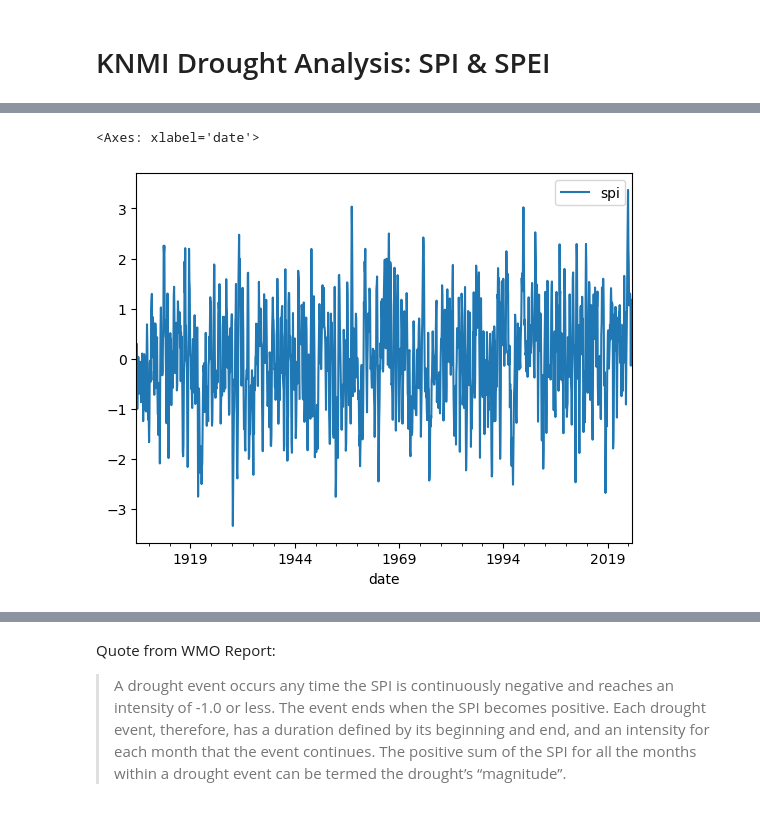
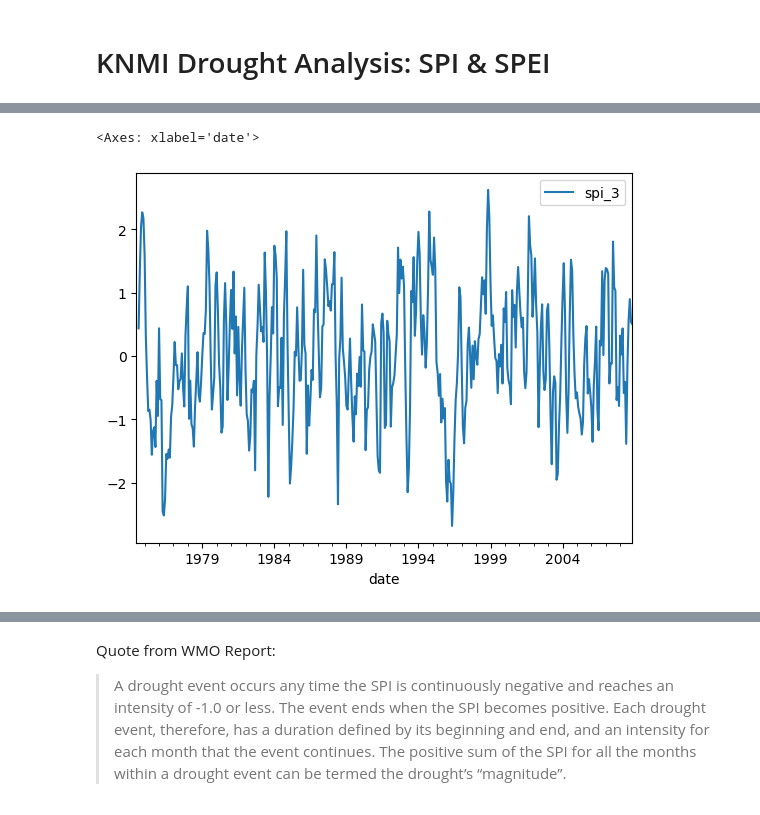
Before and after one commit to tomrooijakkers/data-science-portfolio, a Jupyter notebook: knmi-weather/03-knmi_spi_spei_analysis.ipynb, the cells around one changed output, grey strips where cells are left out. Cells and saved outputs as stored; diff of their text form; code cells hidden in the pictures.

```diff
--- a/knmi-weather/03-knmi_spi_spei_analysis.ipynb
+++ b/knmi-weather/03-knmi_spi_spei_analysis.ipynb
@@ -21,7 +23,7 @@ import knmi_meteo_transform
 import mice_imputation_utils
 # %%
 # Select station code
-STN_CODE = 260
+STN_CODE = 265
 # %%
 # Get station details for chosen code (sanity check)
 stations_raw = knmi_meteo_ingest.knmi_load_meteo_stations()
@@ -806,3 +896,6 @@ plt.legend()
 # %%
 ecdf_res = scs.ecdf(df_rain_sums["rain_sum_all"].dropna())
 df_distr["ecdf"] = ecdf_res.cdf.evaluate(df_rain_sums["rain_sum_all"])
+df_distr.loc[df_distr["rain_sum"].isna(), "ecdf"] = np.nan
+
+df_distr
@@ -850,7 +960,7 @@ gamma
 norm_ppf = scs.norm.ppf(df_distr[best_fit + "_cdf"])
 norm_ppf[np.isinf(norm_ppf)] = np.nan
 
-df_distr["spi"] = norm_ppf.copy()
+df_distr["spi_3"] = norm_ppf.copy()
 
 df_distr
 # %% [output]
@@ -871,5 +981,5 @@ df_distr
 # %%
-df_distr.reset_index().plot(x="date", y="spi")
+df_distr.reset_index().plot(x="date", y="spi_3")
 # %% [output]
 <Axes: xlabel='date'>
-[figure, old version]
+[figure, new version]
```
Also changed, not shown: parts of 61 cells of this notebook, 1 other file.
